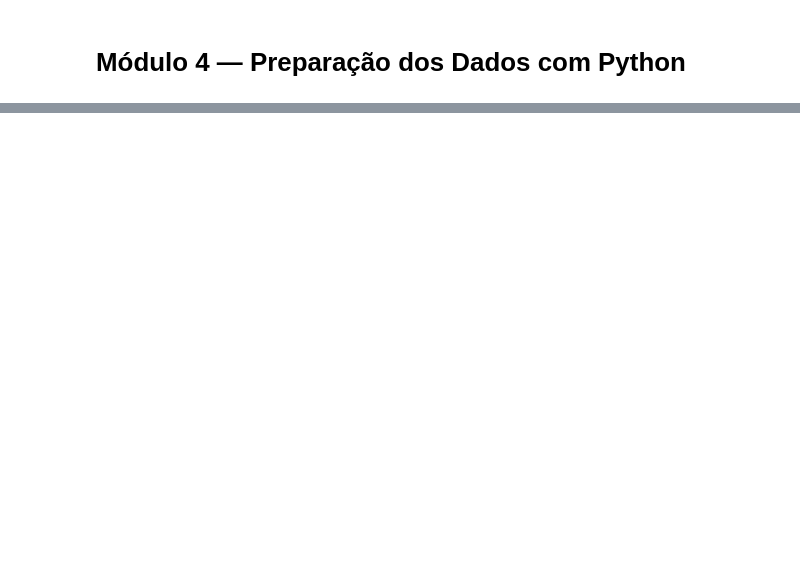
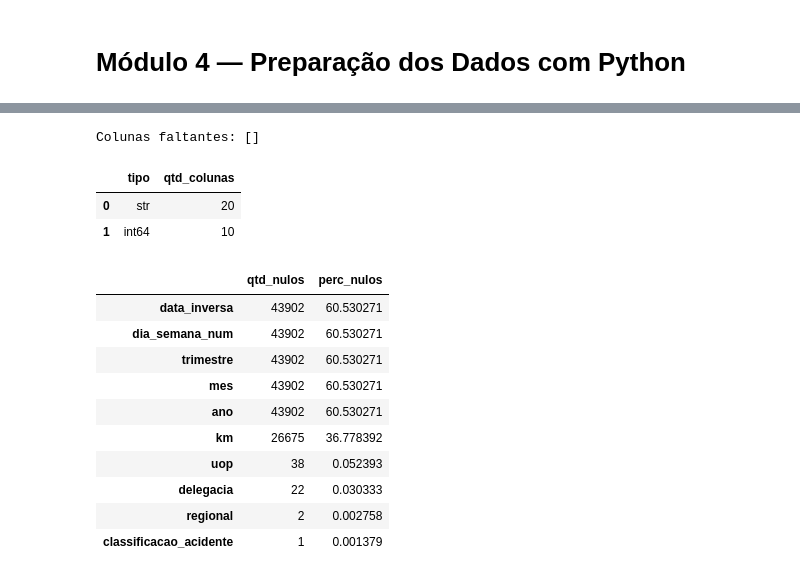
Before and after one commit to Felipe04br/FAP-2026-AnaliseDados, a Jupyter notebook: Projeto_PRF/notebooks/modulo04.ipynb, the cells around one changed output, grey strips where cells are left out. Drawn from its saved outputs; the diff is of its cells as text; code cells hidden in the pictures; blank space fills up the shorter version.

```diff
--- a/Projeto_PRF/notebooks/modulo04.ipynb
+++ b/Projeto_PRF/notebooks/modulo04.ipynb
@@ -81,0 +99,54 @@ Tentando encoding=latin1...
+# %%
+colunas_esperadas = [
+ "data_inversa","dia_semana","horario",
+ "uf","br","municipio","causa_acidente",
+ "tipo_acidente","classificacao_acidente",
+ "fase_dia","condicao_metereologica",
+ "tipo_pista","tracado_via","uso_solo",
+ "pessoas","mortos","feridos_leves",
+ "feridos_graves","feridos","veiculos"
+]
+
+faltantes = [c for c in colunas_esperadas
+    if c not in df.columns]
+print("Colunas faltantes:", faltantes)
+
+if faltantes:
+    print("Atenção: ajuste nomes ou confirme o dicionário da PRF.")
+# %% [output]
+Colunas faltantes: []
+# %%
+# Tipos de dados e memória utilizada df.info(memory_usage="deep")
+
+resumo_tipos = (
+df.dtypes.astype(str)
+.value_counts()
+.rename_axis("tipo")
+.reset_index(name="qtd_colunas"))
+
+display(resumo_tipos)
+# %% [output]
+|  | tipo | qtd_colunas |
+| 0 | str | 20 |
+| 1 | int64 | 10 |
+# %%
+# Diagnóstico de valores ausentes
+
+nulos = pd.DataFrame({
+    "qtd_nulos": df.isna().sum(),
+    "perc_nulos": df.isna().mean() * 100
+}).sort_values(
+    "perc_nulos", ascending=False)
+display(nulos[nulos["qtd_nulos"] > 0])
+# %% [output]
+|  | qtd_nulos | perc_nulos |
+| data_inversa | 43902 | 60.530271 |
+| dia_semana_num | 43902 | 60.530271 |
+| trimestre | 43902 | 60.530271 |
+| mes | 43902 | 60.530271 |
+| ano | 43902 | 60.530271 |
+| km | 26675 | 36.778392 |
+| uop | 38 | 0.052393 |
+| delegacia | 22 | 0.030333 |
+| regional | 2 | 0.002758 |
+| classificacao_acidente | 1 | 0.001379 |
```
Also changed, not shown: parts of 8 cells of this notebook, 2 other files.
